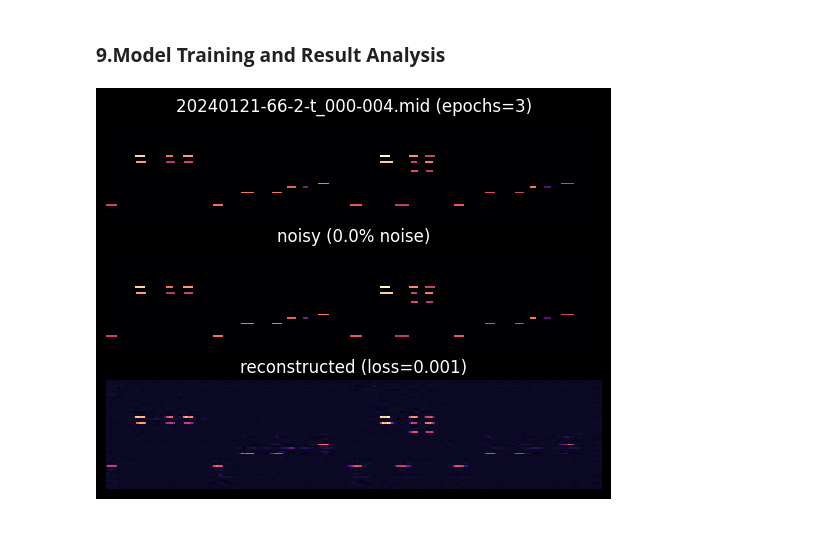
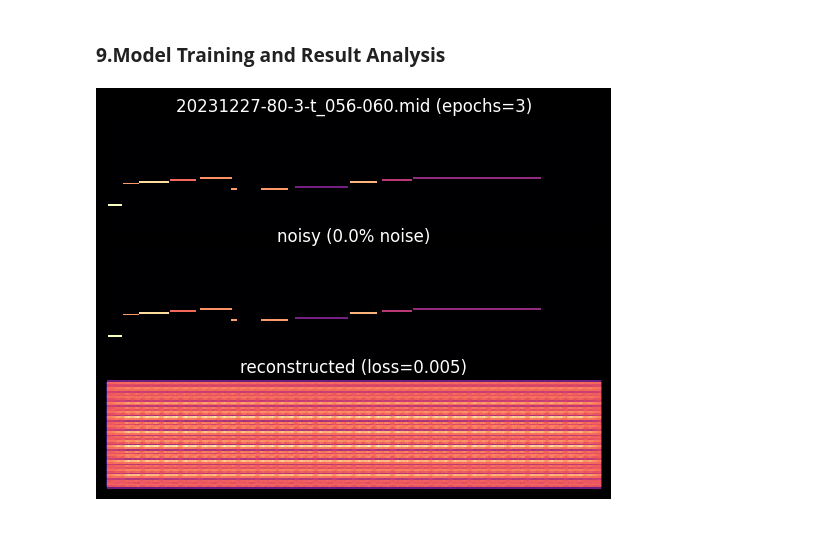
Before and after one commit to finlaymiller/autoencoder, a Jupyter notebook: autoencoder.ipynb, the cells around one changed output. Saved outputs shown, nothing was run; the diff lists cells and outputs as text; code cells hidden in the pictures.

Commit message:
train

```diff
--- a/autoencoder.ipynb
+++ b/autoencoder.ipynb
@@ -329,34 +329,34 @@ train_loss = train(model, overfitLoader, NUM_EPOCHS)
 # %%
 def test_image_reconstruction(net, loader):
     for batch in loader:
         # img = batch.view(32, 1, 28, 28)
         name, img = batch
         if TESTING:
             img = name[0]
 
         img_noisy = img + NOISE_FACTOR * torch.randn(img.shape)
         img_noisy = np.clip(img_noisy, 0.0, 1.0)
         img_noisy = img_noisy.to(device)
         outputs = net(img_noisy)
         outputs = outputs.cpu().data
 
         images = [
             img[0] if TESTING else inputset.format_image(input_dataset[name[0]]),
             img_noisy[0].cpu().data,
             outputs[0],
         ]
         titles = [
             f"{'original' if TESTING else name[0]} (epochs={NUM_EPOCHS})",
             f"noisy ({NOISE_FACTOR}% noise)",
-            f"reconstructed (loss={train_loss[0]:.03f})",
+            f"reconstructed (loss={train_loss[-1]:.03f})",
         ]
 
         plot_images(images, titles)
         break
 
 
-test_image_reconstruction(model, overfitLoader)
+test_image_reconstruction(model, trainLoader)
 # %% [output]
-[figure, old version]
+[figure, new version]
 # %% [markdown]
 ###
```
Also changed, not shown: parts of 1 cell of this notebook, 7 other files.
